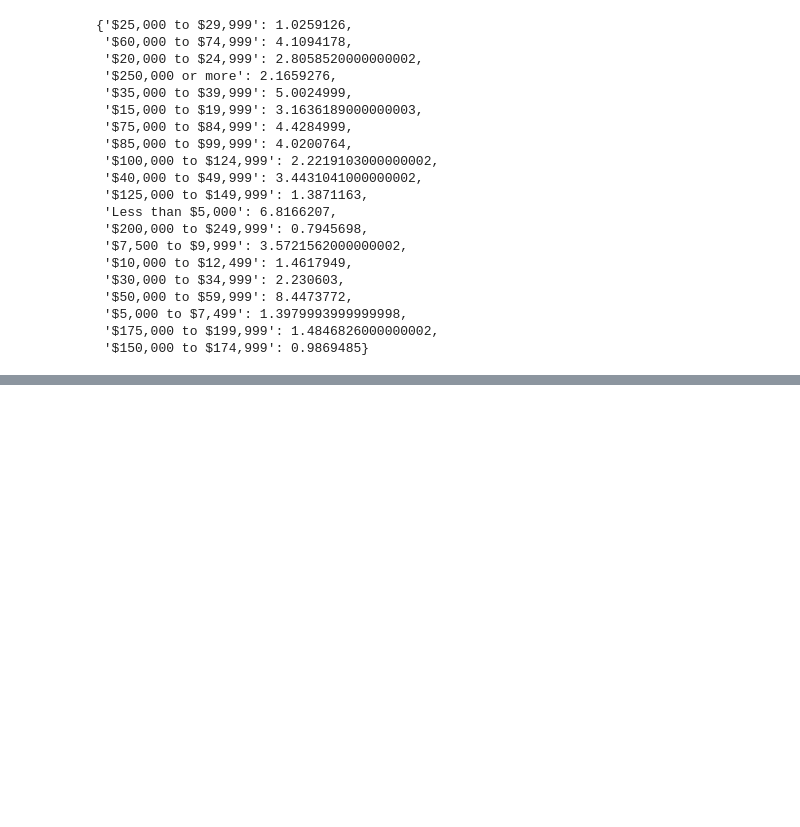
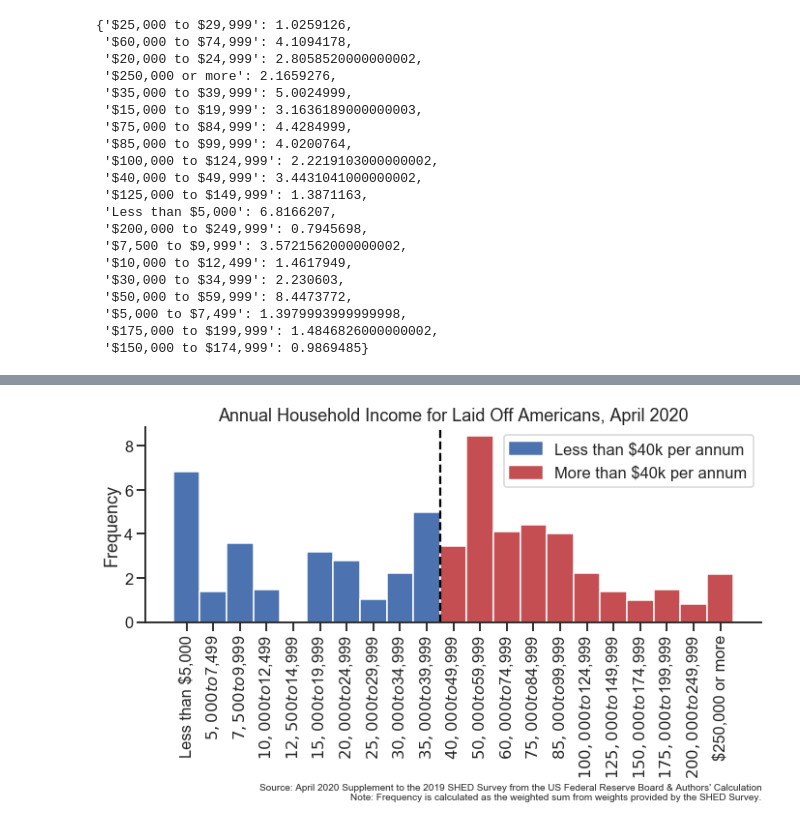
Before and after one commit to jake-w-schneider/Covid_UI, a Jupyter notebook: 1_Scripts/UI_covid_shed_script.ipynb, the cells around one changed output, grey strips where cells are left out. Drawn from its saved outputs; the diff is of its cells as text; code cells hidden in the pictures; blank space fills up the shorter version.

```diff
--- a/1_Scripts/UI_covid_shed_script.ipynb
+++ b/1_Scripts/UI_covid_shed_script.ipynb
@@ -298,0 +299,59 @@ plt.show()
+# %%
+# data to plot
+n_groups = 21
+working = counts_df['working_counts']
+laid_off = counts_df['laid_off_counts']
+laid_off1 = counts_df.loc[counts_df['legend'] < 11.5, 'laid_off_counts']
+laid_off2 = counts_df.loc[counts_df['legend'] >= 11.5, 'laid_off_counts']
+
+
+# create plot
+fig, ax = plt.subplots(figsize=(10, 11.5))
+index = np.arange(n_groups)
+bar_width = 1.0
+opacity = 0.3
+opacity1 = 0.5
+colors = ['b','b','b','b','b','b','b','b','b','b','r','r','r','r','r','r','r','r','r','r','r']
+
+#rects1 = plt.bar(index + bar_width, laid_off, bar_width,
+#alpha=opacity,
+#color='b',
+#label='Working')
+
+rects2 = plt.bar(index + bar_width, laid_off, bar_width,
+#alpha=opacity1,
+color=colors,
+label='Laid Off')
+
+#plt.xlabel('Income Range')
+plt.ylabel('Frequency')
+plt.title('Annual Household Income for Laid Off Americans, April 2020')
+plt.xticks(index + bar_width, counts_df.index, rotation = 90)
+plt.axvline(x=10.5, color = 'black', linestyle = '--')
+#plt.text(0, 0, t, style='oblique', ha = 'center', va = 'top', wrap = True)
+
+colors1 = {'Less than $40k per annum':'b', 'More than $40k per annum':'r'}
+labels = list(colors1.keys())
+handles = [plt.Rectangle((0,0),1,1, color=colors1[label]) for label in labels]
+plt.legend(handles, labels)
+
+plt.annotate("Source: April 2020 Supplement to the 2019 SHED Survey from the US Federal Reserve Board & Authors' Calculation",
+            xy=(1.0, -0.85),
+            xycoords='axes fraction',
+            horizontalalignment='right',
+            verticalalignment='center',
+            size = 10)
+
+plt.annotate("Note: Frequency is calculated as the weighted sum from weights provided by the SHED Survey.",
+            xy=(1.0, -0.9),
+            xycoords='axes fraction',
+            horizontalalignment='right',
+            verticalalignment='center',
+            size = 10)
+
+plt.tight_layout()
+sns.despine()
+plt.savefig('../3_Outputs/Annual Household Income Chart April 2020 (2).jpg', dpi=300, bbox_inches='tight')
+plt.show()
+# %% [output]
+[figure, added]
```
Also changed, not shown: parts of 3 cells of this notebook, 8 other files.
